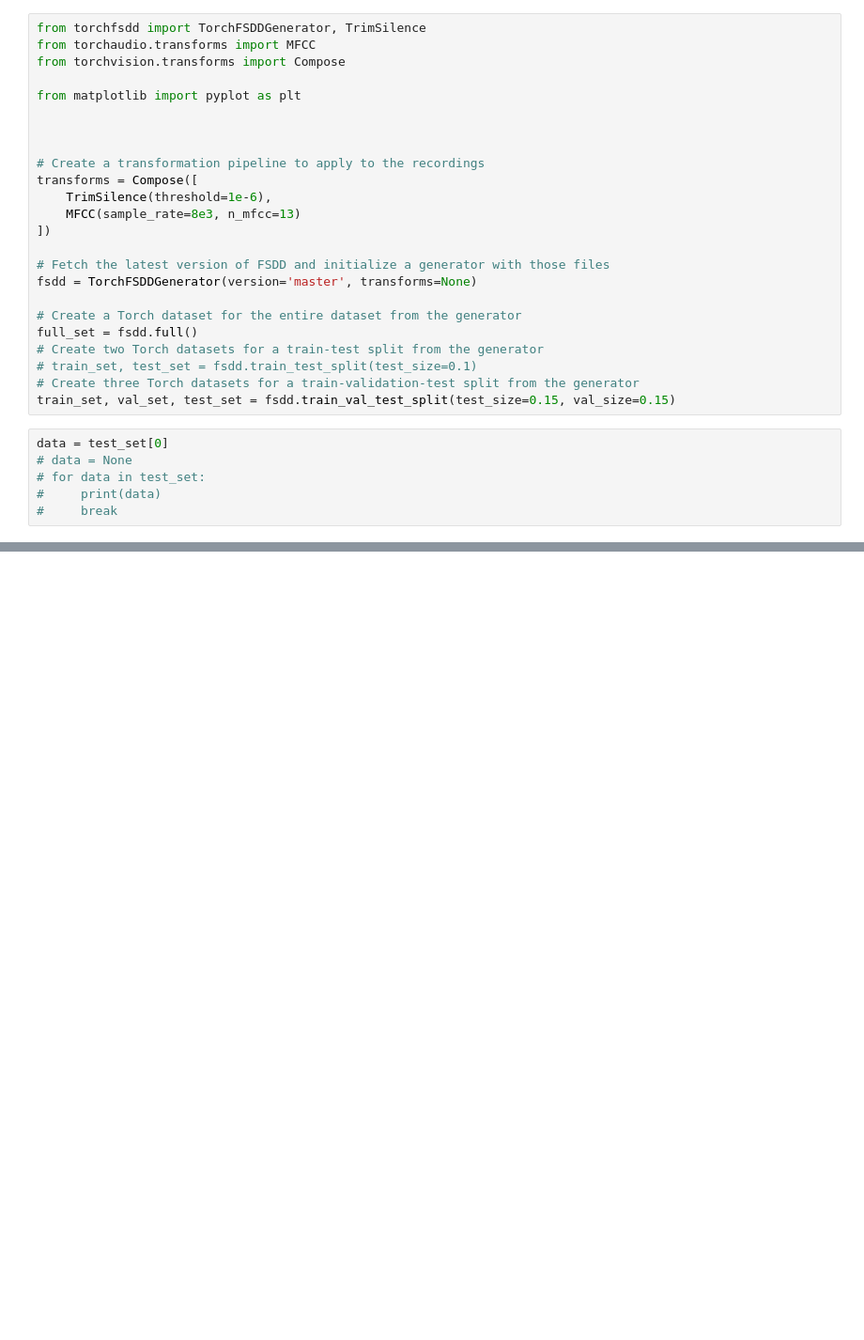
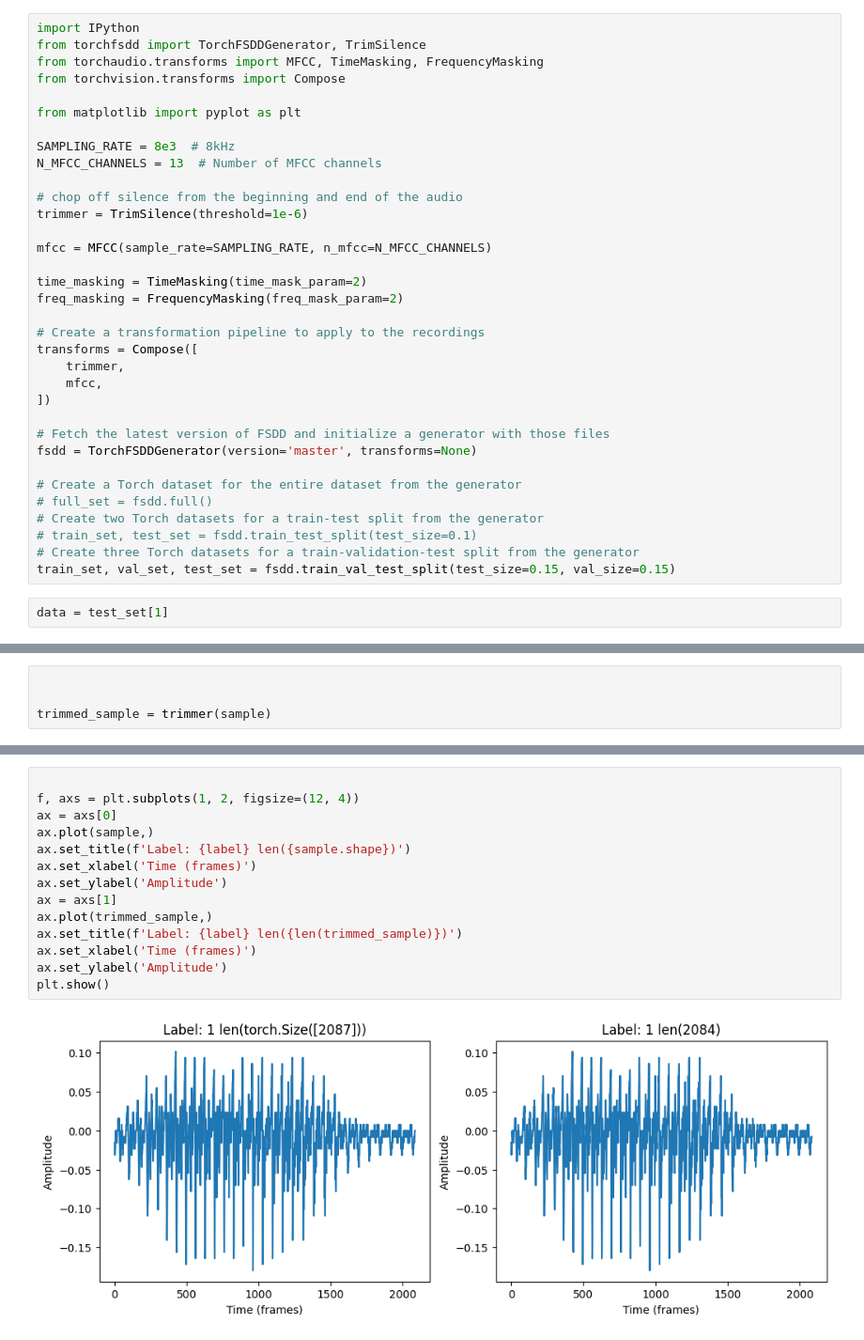
Before and after one commit to chanokin/audio_digit_classifier, a Jupyter notebook: notebooks/explore_data.ipynb, the cells around one changed output, grey strips where cells are left out. Shown at 94% size. Cells and saved outputs as stored; diff of their text form; blank space fills up the shorter version.

```diff
--- a/notebooks/explore_data.ipynb
+++ b/notebooks/explore_data.ipynb
@@ -1,30 +1,36 @@
 # %%
+import IPython
 from torchfsdd import TorchFSDDGenerator, TrimSilence
-from torchaudio.transforms import MFCC
+from torchaudio.transforms import MFCC, TimeMasking, FrequencyMasking
 from torchvision.transforms import Compose
 
 from matplotlib import pyplot as plt
 
+SAMPLING_RATE = 8e3  # 8kHz
+N_MFCC_CHANNELS = 13  # Number of MFCC channels
 
+# chop off silence from the beginning and end of the audio
+trimmer = TrimSilence(threshold=1e-6)
+
+mfcc = MFCC(sample_rate=SAMPLING_RATE, n_mfcc=N_MFCC_CHANNELS)
+
+time_masking = TimeMasking(time_mask_param=2)
+freq_masking = FrequencyMasking(freq_mask_param=2)
 
 # Create a transformation pipeline to apply to the recordings
 transforms = Compose([
-    TrimSilence(threshold=1e-6),
-    MFCC(sample_rate=8e3, n_mfcc=13)
+    trimmer,
+    mfcc,
 ])
 
 # Fetch the latest version of FSDD and initialize a generator with those files
 fsdd = TorchFSDDGenerator(version='master', transforms=None)
 
 # Create a Torch dataset for the entire dataset from the generator
-full_set = fsdd.full()
+# full_set = fsdd.full()
 # Create two Torch datasets for a train-test split from the generator
 # train_set, test_set = fsdd.train_test_split(test_size=0.1)
 # Create three Torch datasets for a train-validation-test split from the generator
 train_set, val_set, test_set = fsdd.train_val_test_split(test_size=0.15, val_size=0.15)
 # %%
-data = test_set[0]
-# data = None
-# for data in test_set:
-#     print(data)
-#     break
+data = test_set[1]
@@ -47,0 +43,4 @@ plt.show()
+# %%
+
+
+trimmed_sample = trimmer(sample)
@@ -47,0 +50,16 @@ plt.show()
+# %%
+
+f, axs = plt.subplots(1, 2, figsize=(12, 4))
+ax = axs[0]
+ax.plot(sample,)
+ax.set_title(f'Label: {label} len({sample.shape})')
+ax.set_xlabel('Time (frames)')
+ax.set_ylabel('Amplitude')
+ax = axs[1]
+ax.plot(trimmed_sample,)
+ax.set_title(f'Label: {label} len({len(trimmed_sample)})')
+ax.set_xlabel('Time (frames)')
+ax.set_ylabel('Amplitude')
+plt.show()
+# %% [output]
+[figure, added]
```
Also changed, not shown: parts of 16 cells of this notebook, 9 other files.
